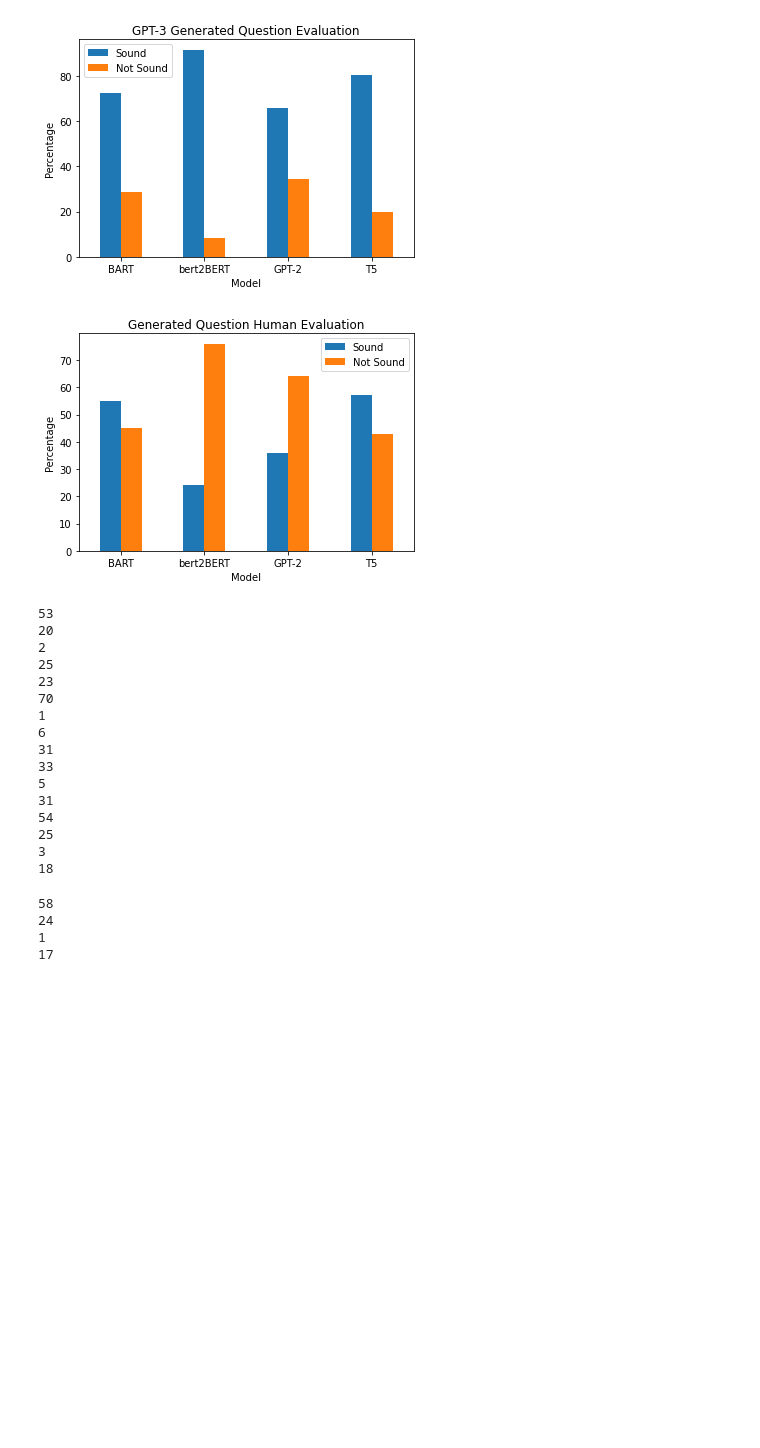
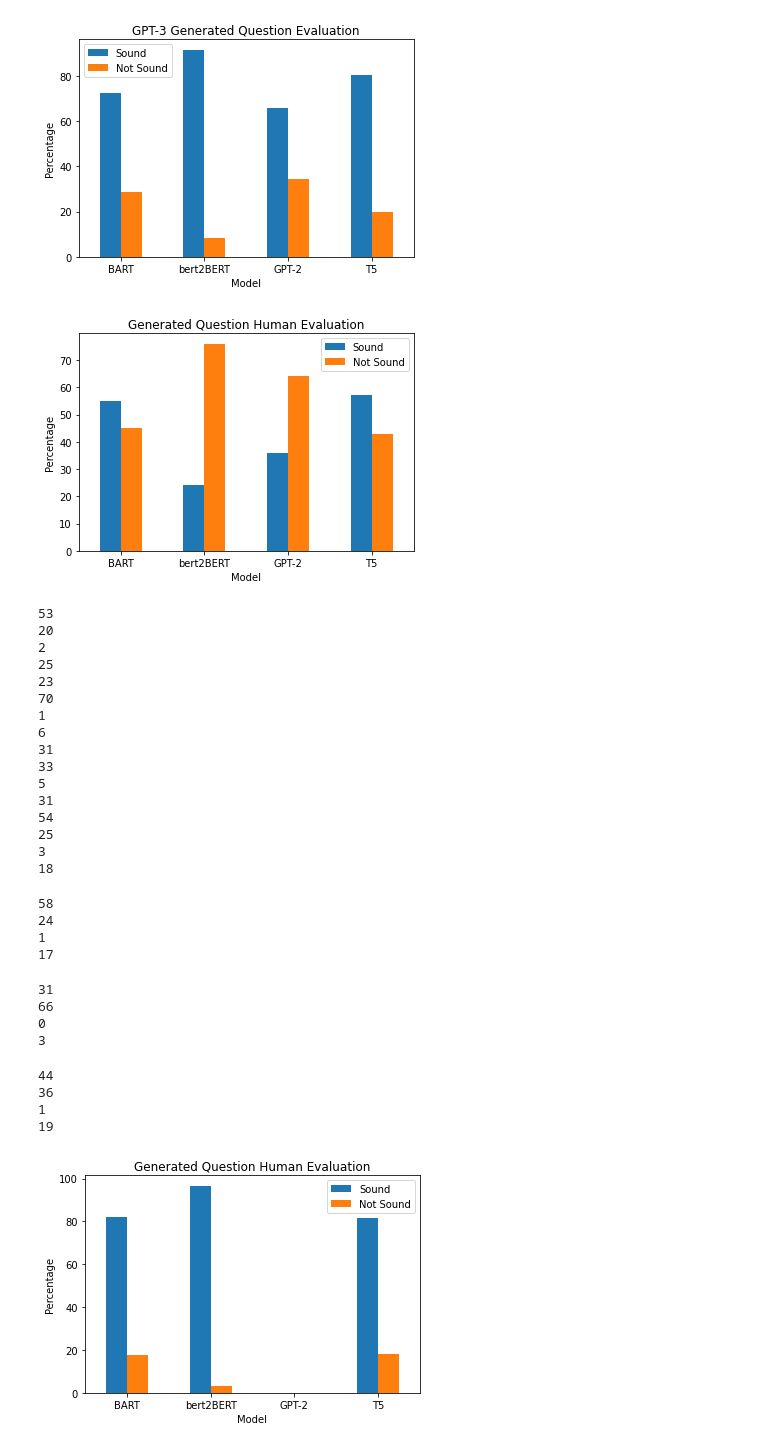
Before and after one commit to jcstamper/Focal-Capstone-Project-1, a Jupyter notebook: F22/generated_questions/evaluation/plot.ipynb, the cells around one changed output. Drawn from its saved outputs; the diff is of its cells as text; code cells hidden in the pictures; blank space fills up the shorter version.

Commit message:
updated evaluation folder

```diff
--- a/F22/generated_questions/evaluation/plot.ipynb
+++ b/F22/generated_questions/evaluation/plot.ipynb
@@ -110,0 +119,37 @@ print(len(chem_bart.query("predicted_label == 0 and human_eval == 0")))
+# %%
+chem_bert = pd.read_csv('chem_bert_for_human_eval.csv')
+print(len(chem_bert.query("predicted_label == 1 and human_eval == 1")))
+print(len(chem_bert.query("predicted_label == 1 and human_eval == 0")))
+print(len(chem_bert.query("predicted_label == 0 and human_eval == 1")))
+print(len(chem_bert.query("predicted_label == 0 and human_eval == 0")))
+# %% [output]
+31
+66
+0
+3
+# %%
+chem_t5 = pd.read_csv('chem_t5_for_human_eval.csv')
+print(len(chem_t5.query("predicted_label == 1 and human_eval == 1")))
+print(len(chem_t5.query("predicted_label == 1 and human_eval == 0")))
+print(len(chem_t5.query("predicted_label == 0 and human_eval == 1")))
+print(len(chem_t5.query("predicted_label == 0 and human_eval == 0")))
+# %% [output]
+44
+36
+1
+19
+# %%
+models = ['BART', 'bert2BERT', 'GPT-2','T5']
+sound = [82.3, 96.7, 00, 81.8]
+not_sound = [17.7, 3.3, 00, 18.2]
+df = pd.DataFrame(sound, columns=['Sound'], index=models)
+df['Not Sound'] = not_sound
+# %%
+df.plot(kind='bar')
+plt.ylabel('Percentage')
+plt.title('Generated Question Human Evaluation')
+plt.xlabel('Model')
+
+plt.gca().xaxis.set_tick_params(rotation=0)
+# %% [output]
+[figure, added]
```
Also changed, not shown: parts of 4 cells of this notebook, 29 other files.
